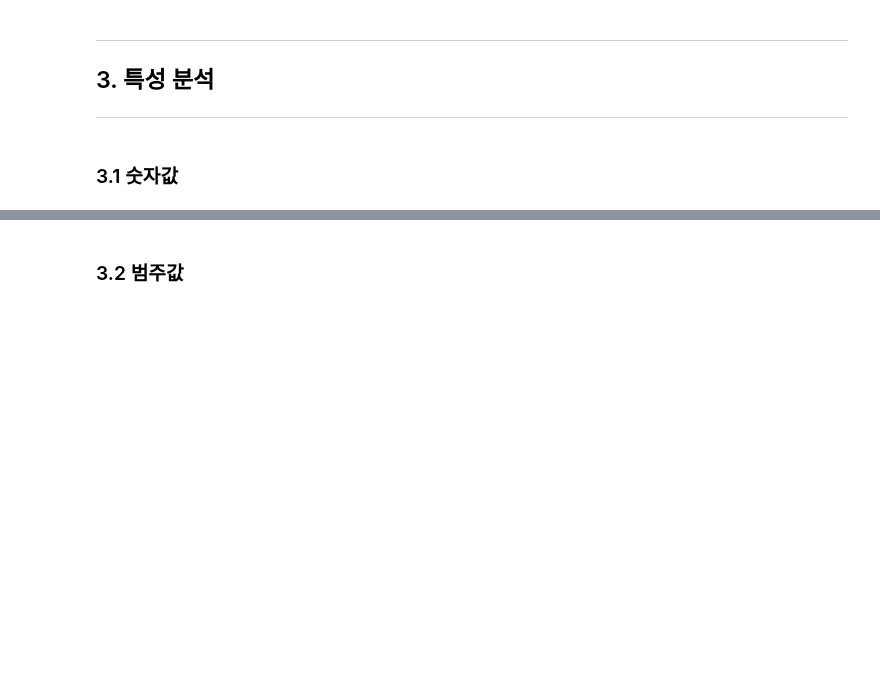
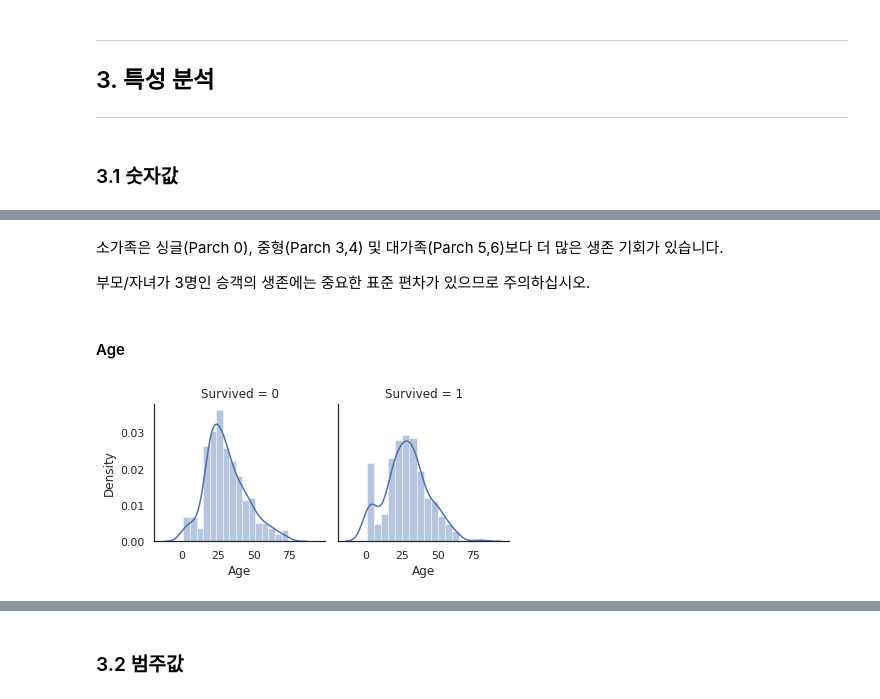
Before and after one commit to aivrm/ai, a Jupyter notebook: 타이타닉_Top_4_.ipynb, the cells around one changed output, grey strips where cells are left out. Drawn from its saved outputs; the diff is of its cells as text; code cells hidden in the pictures; blank space fills up the shorter version.

```diff
--- a/타이타닉_Top_4_.ipynb
+++ b/타이타닉_Top_4_.ipynb
@@ -86,0 +312,12 @@ sns.set(style='white', context='notebook', palette='deep')
+# %% [markdown]
+소가족은 싱글(Parch 0), 중형(Parch 3,4) 및 대가족(Parch 5,6)보다 더 많은 생존 기회가 있습니다.
+
+부모/자녀가 3명인 승객의 생존에는 중요한 표준 편차가 있으므로 주의하십시오.
+# %% [markdown]
+#### Age
+# %%
+# Explore Age vs Survived
+g = sns.FacetGrid(train, col='Survived')
+g = g.map(sns.distplot, "Age")
+# %% [output]
+[figure, added]
```
Also changed, not shown: parts of 134 cells of this notebook.
